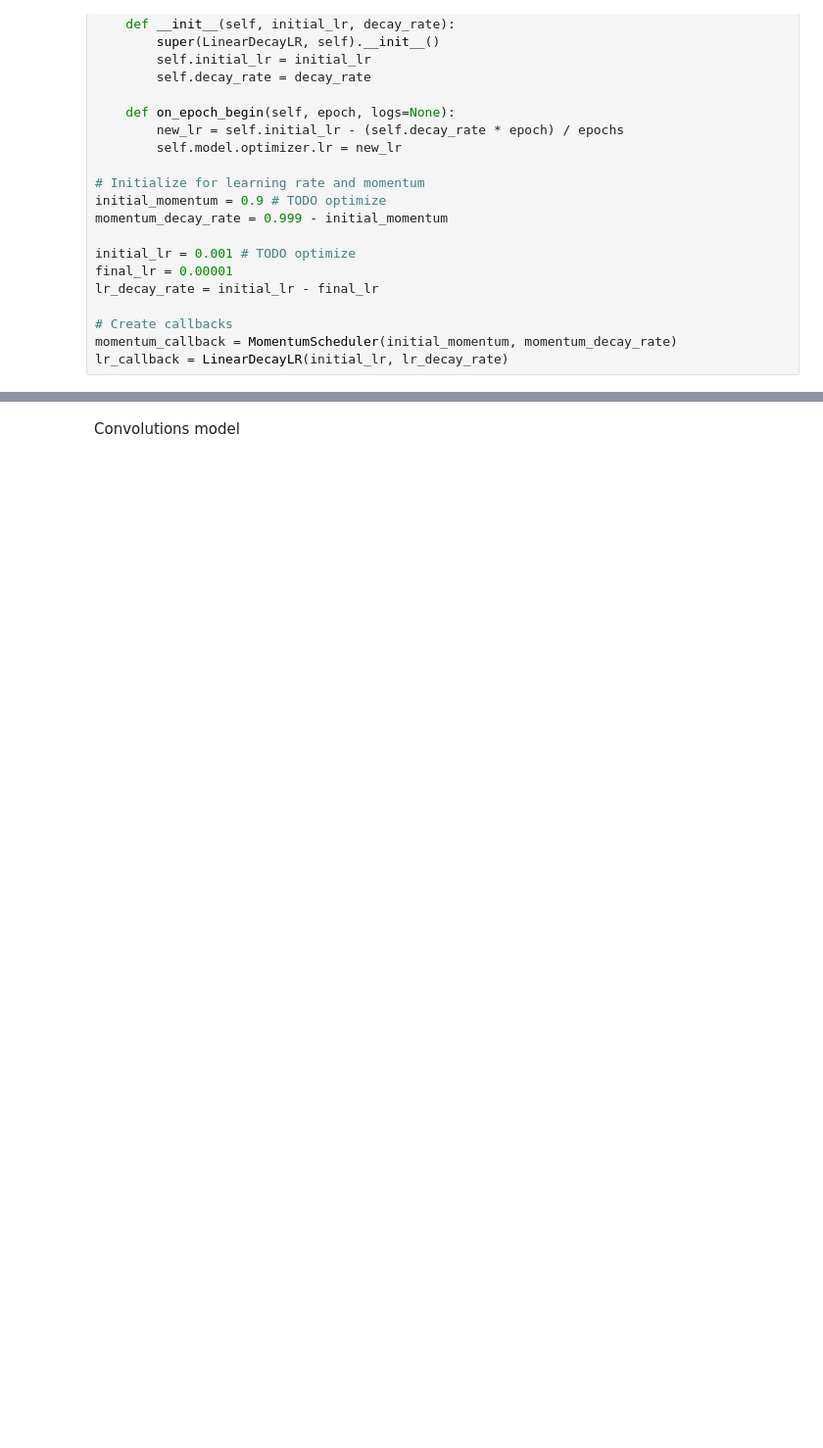
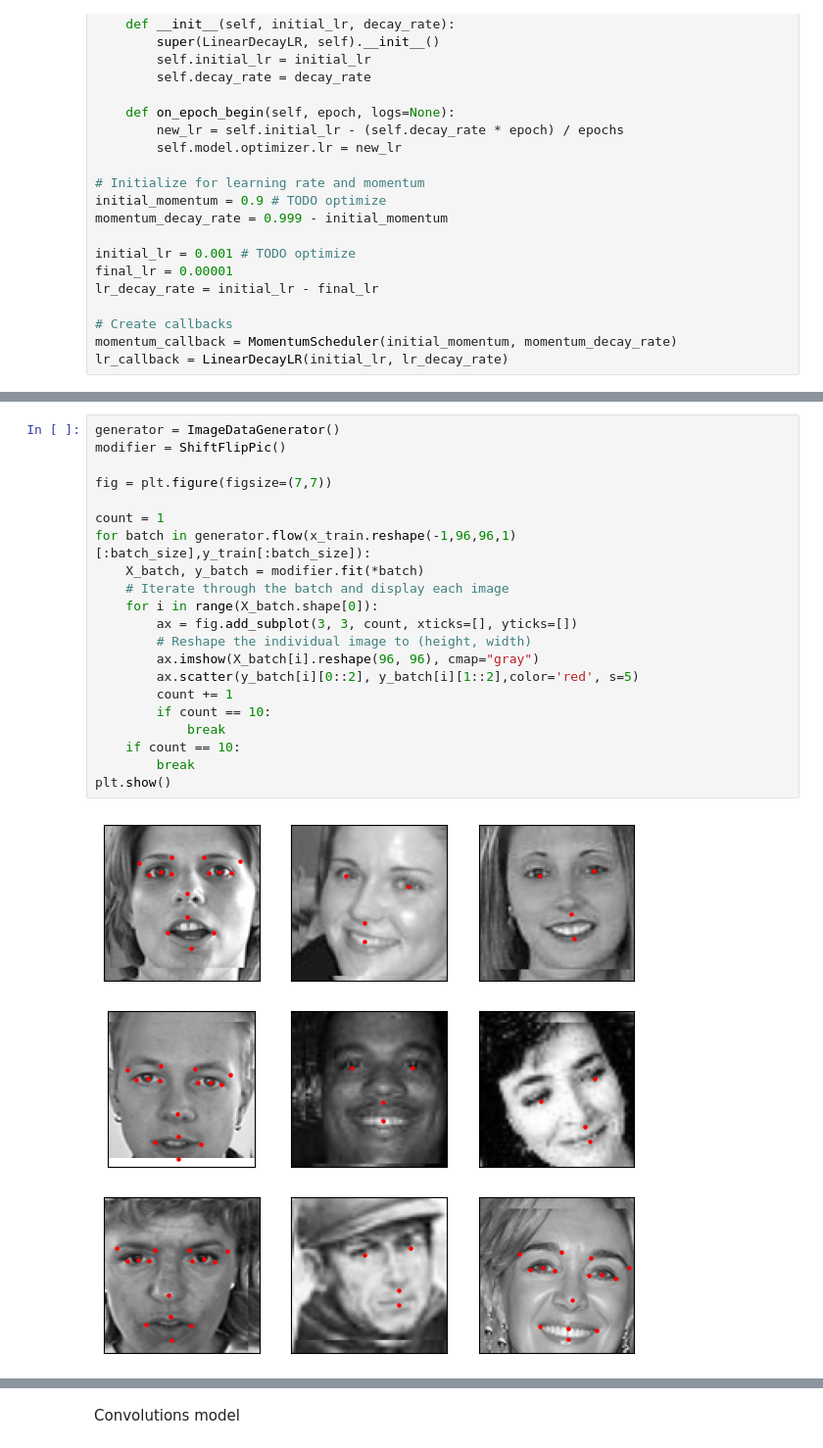
Before and after one commit to lmarieta/FaceRecognition, a Jupyter notebook: Face_recognition.ipynb, the cells around one changed output, grey strips where cells are left out. Shown at 98% size. Saved outputs shown, nothing was run; the diff lists cells and outputs as text; blank space fills up the shorter version.

```diff
--- a/Face_recognition.ipynb
+++ b/Face_recognition.ipynb
@@ -155,0 +265,23 @@ lr_callback = LinearDecayLR(initial_lr, lr_decay_rate)
+# %%
+generator = ImageDataGenerator()
+modifier = ShiftFlipPic()
+
+fig = plt.figure(figsize=(7,7))
+
+count = 1
+for batch in generator.flow(x_train.reshape(-1,96,96,1)[:batch_size],y_train[:batch_size]):
+    X_batch, y_batch = modifier.fit(*batch)
+    # Iterate through the batch and display each image
+    for i in range(X_batch.shape[0]):
+        ax = fig.add_subplot(3, 3, count, xticks=[], yticks=[])
+        # Reshape the individual image to (height, width)
+        ax.imshow(X_batch[i].reshape(96, 96), cmap="gray")
+        ax.scatter(y_batch[i][0::2], y_batch[i][1::2],color='red', s=5)
+        count += 1
+        if count == 10:
+            break
+    if count == 10:
+        break
+plt.show()
+# %% [output]
+[figure, added]
```
Also changed, not shown: parts of 15 cells of this notebook.
